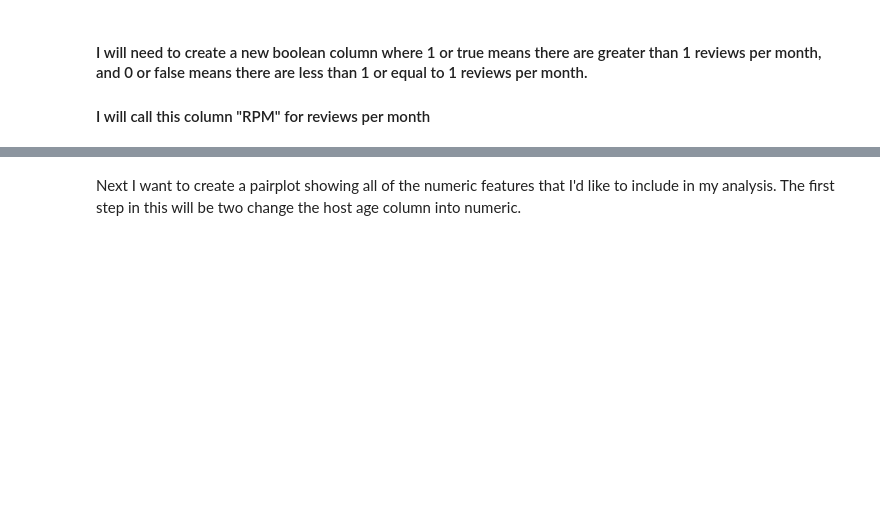
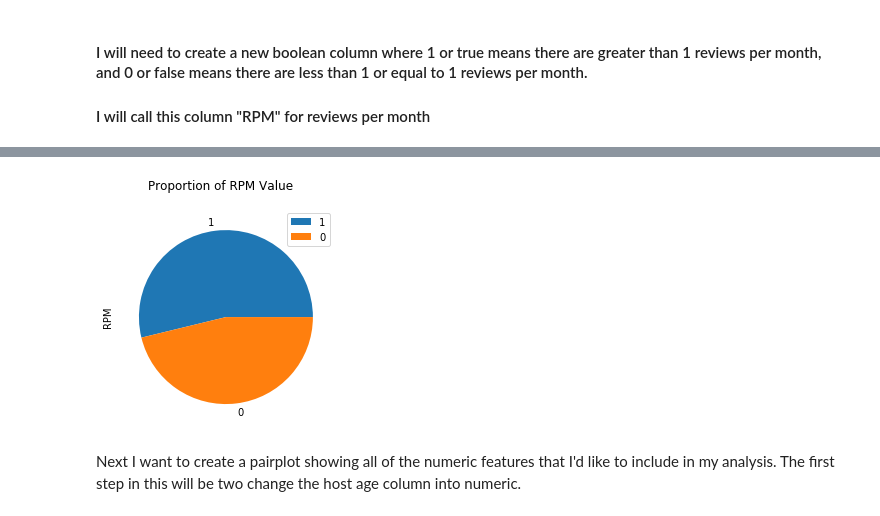
Before and after one commit to ewalker1230/ewalker1230, a Jupyter notebook: FinalProjectEDA.ipynb, the cells around one changed output, grey strips where cells are left out. Drawn from its saved outputs; the diff is of its cells as text; code cells hidden in the pictures; blank space fills up the shorter version.

```diff
--- a/FinalProjectEDA.ipynb
+++ b/FinalProjectEDA.ipynb
@@ -260,3 +246,12 @@ See the caveats in the documentation: https://pandas.pydata.org/pandas-docs/stab
+# %%
+BoolDF = pd.DataFrame(AB_Clean.RPM.value_counts(normalize=True))
+type(BoolDF)
+
+
+#create pie chart showing proportion of True and False values for RPM
+BoolDF.plot(subplots=True,kind='pie',title='Proportion of RPM Value');
+# %% [output]
+[figure, added]
 # %% [markdown]
 Next I want to create a pairplot showing all of the numeric features that I'd like to include in my analysis. The first step in this will be two change the host age column into numeric.
 # %%
```
Also changed, not shown: parts of 21 cells of this notebook, 8 other files.
